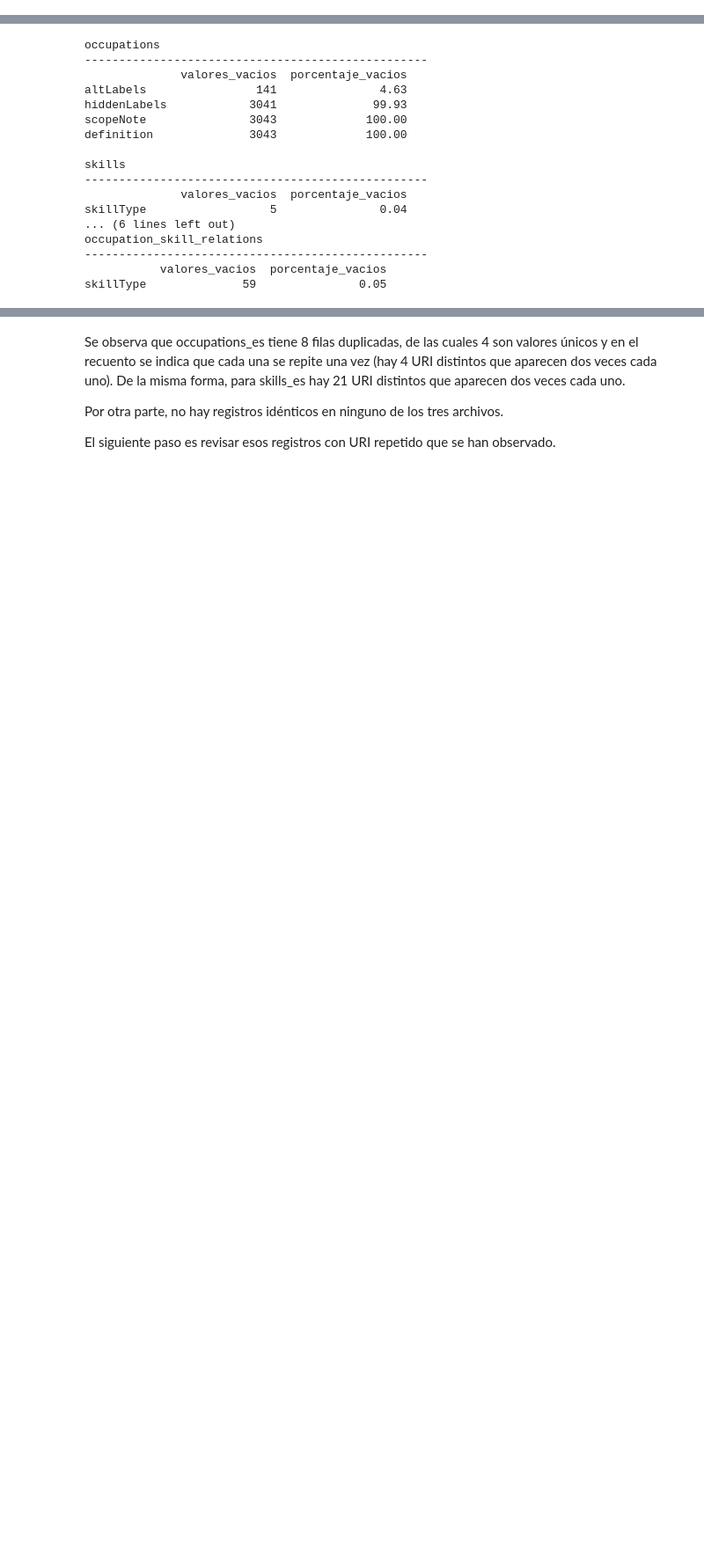
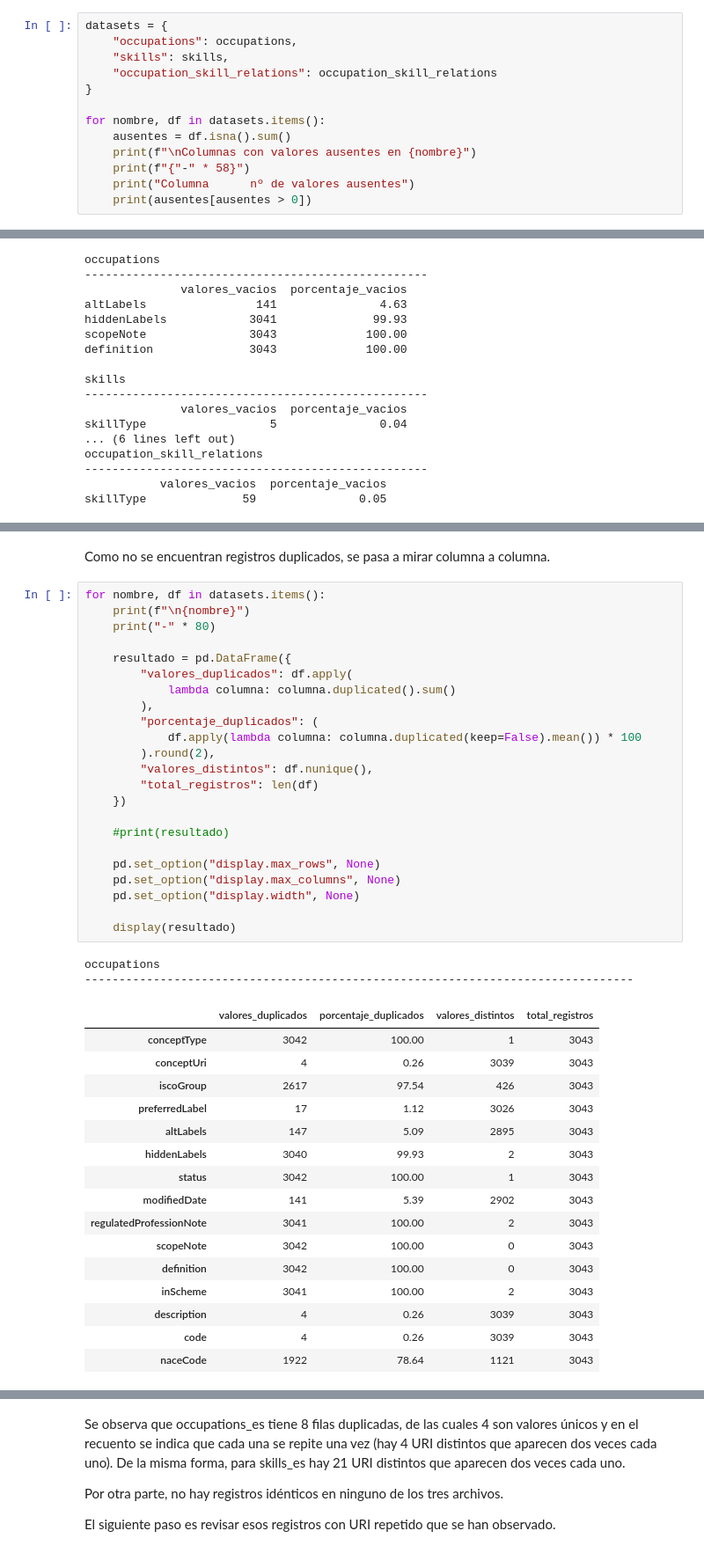
Before and after one commit to AlejandroAloVic/Proyecto-Grupal-Evolve, a Jupyter notebook: notebooks/01_eda_esco.ipynb, the cells around one changed output, grey strips where cells are left out. Shown at 88% size. Drawn from its saved outputs; the diff is of its cells as text; blank space fills up the shorter version.

```diff
--- a/notebooks/01_eda_esco.ipynb
+++ b/notebooks/01_eda_esco.ipynb
@@ -131,0 +391,13 @@ Viendo que hay valores vacíos, se analizan.
+# %%
+datasets = {
+    "occupations": occupations,
+    "skills": skills,
+    "occupation_skill_relations": occupation_skill_relations
+}
+
+for nombre, df in datasets.items():
+    ausentes = df.isna().sum()
+    print(f"\nColumnas con valores ausentes en {nombre}")
+    print(f"{"-" * 58}")
+    print("Columna      nº de valores ausentes")
+    print(ausentes[ausentes > 0])
@@ -169,0 +473,44 @@ El siguiente paso es el análisis de duplicados. Al ver las columnas de cada tab
+# %% [markdown]
+Como no se encuentran registros duplicados, se pasa a mirar columna a columna.
+# %%
+for nombre, df in datasets.items():
+    print(f"\n{nombre}")
+    print("-" * 80)
+
+    resultado = pd.DataFrame({
+        "valores_duplicados": df.apply(
+            lambda columna: columna.duplicated().sum()
+        ),
+        "porcentaje_duplicados": (
+            df.apply(lambda columna: columna.duplicated(keep=False).mean()) * 100
+        ).round(2),
+        "valores_distintos": df.nunique(),
+        "total_registros": len(df)
+    })
+
+    #print(resultado)
+
+    pd.set_option("display.max_rows", None)
+    pd.set_option("display.max_columns", None)
+    pd.set_option("display.width", None)
+
+    display(resultado)
+# %% [output]
+occupations
+--------------------------------------------------------------------------------
+|  | valores_duplicados | porcentaje_duplicados | valores_distintos | total_registros |
+| conceptType | 3042 | 100.00 | 1 | 3043 |
+| conceptUri | 4 | 0.26 | 3039 | 3043 |
+| iscoGroup | 2617 | 97.54 | 426 | 3043 |
+| preferredLabel | 17 | 1.12 | 3026 | 3043 |
+| altLabels | 147 | 5.09 | 2895 | 3043 |
+| hiddenLabels | 3040 | 99.93 | 2 | 3043 |
+| status | 3042 | 100.00 | 1 | 3043 |
+| modifiedDate | 141 | 5.39 | 2902 | 3043 |
+| regulatedProfessionNote | 3041 | 100.00 | 2 | 3043 |
+| scopeNote | 3042 | 100.00 | 0 | 3043 |
+| definition | 3042 | 100.00 | 0 | 3043 |
+| inScheme | 3041 | 100.00 | 2 | 3043 |
+| description | 4 | 0.26 | 3039 | 3043 |
+| code | 4 | 0.26 | 3039 | 3043 |
+| naceCode | 1922 | 78.64 | 1121 | 3043 |
```
Also changed, not shown: parts of 44 cells of this notebook.
